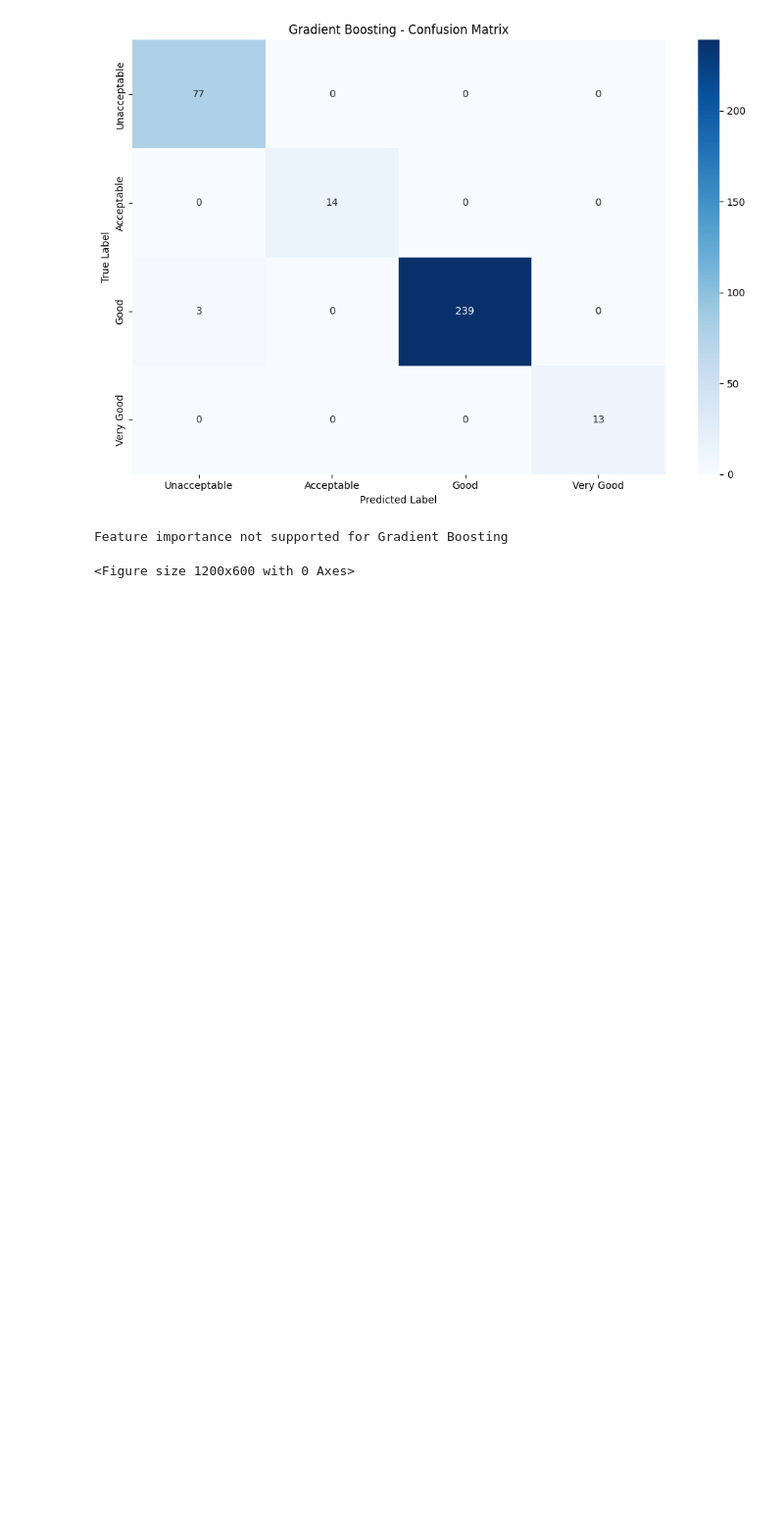
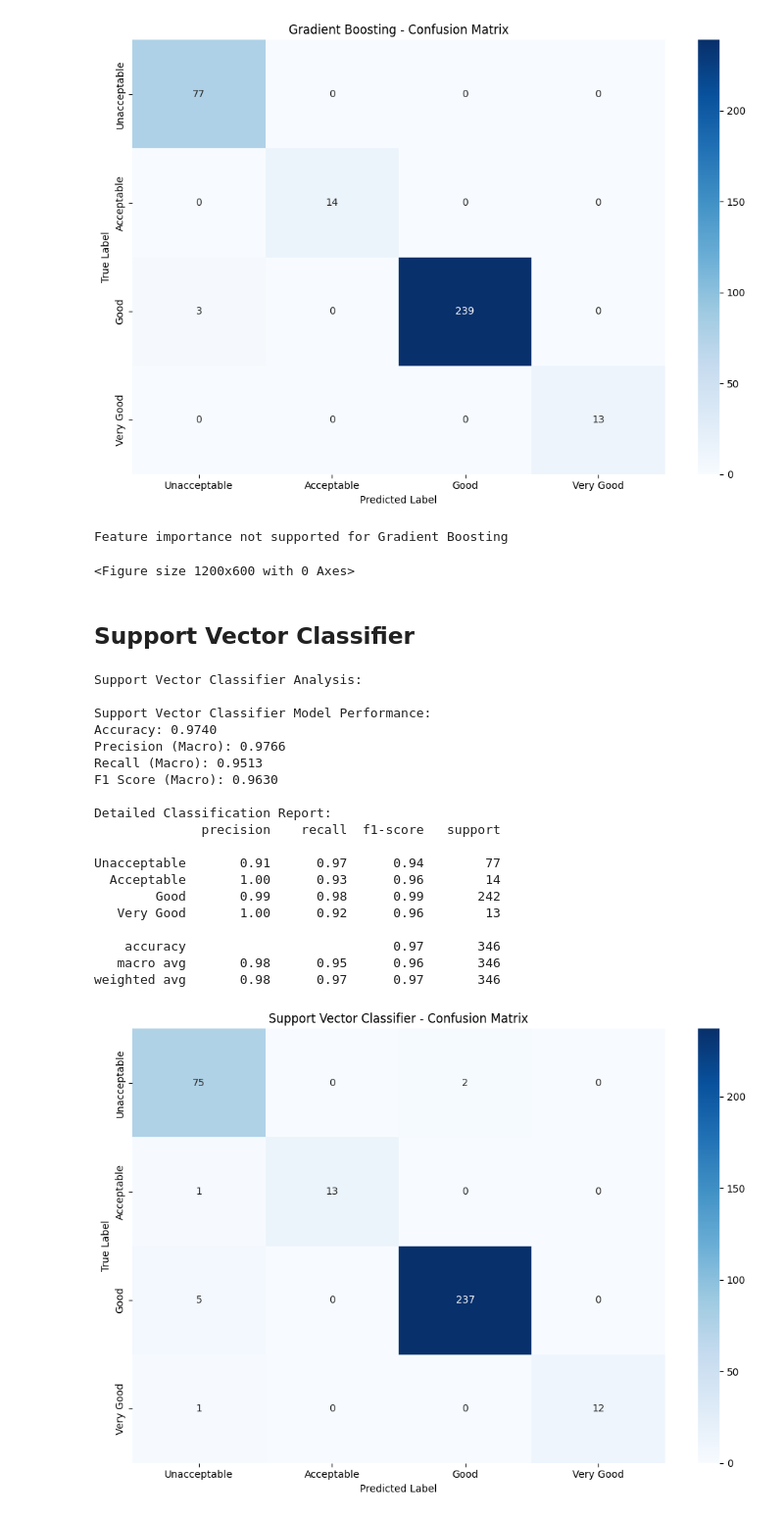
Before and after one commit to jovanovic-djo/car-value-score-prediction, a Jupyter notebook: notebooks/model_training.ipynb, the cells around one changed output. Shown at 98% size. Drawn from its saved outputs; the diff is of its cells as text; code cells hidden in the pictures; blank space fills up the shorter version.

Commit message:
add initial support vector classifier model training

```diff
--- a/notebooks/model_training.ipynb
+++ b/notebooks/model_training.ipynb
@@ -327,3 +328,38 @@ weighted avg       0.99      0.99      0.99       346
 [figure]
 Feature importance not supported for Gradient Boosting
 <Figure size 1200x600 with 0 Axes>
+# %% [markdown]
+## Support Vector Classifier
+# %%
+# Train Support Vector Classifier
+svc_model = SVC(
+    kernel='rbf',        # Radial Basis Function kernel
+    C=1.0,               # Regularization parameter
+    random_state=42      # For reproducibility
+)
+svc_model.fit(X_train_scaled, y_train)
+
+# Evaluate Support Vector Classifier
+print("\nSupport Vector Classifier Analysis:")
+svc_metrics = evaluate_model(svc_model, X_test_scaled, y_test, 'Support Vector Classifier')
+# %% [output]
+Support Vector Classifier Analysis:
+
+Support Vector Classifier Model Performance:
+Accuracy: 0.9740
+Precision (Macro): 0.9766
+Recall (Macro): 0.9513
+F1 Score (Macro): 0.9630
+
+Detailed Classification Report:
+              precision    recall  f1-score   support
+
+Unacceptable       0.91      0.97      0.94        77
+  Acceptable       1.00      0.93      0.96        14
+        Good       0.99      0.98      0.99       242
+   Very Good       1.00      0.92      0.96        13
+
+    accuracy                           0.97       346
+   macro avg       0.98      0.95      0.96       346
+weighted avg       0.98      0.97      0.97       346
+[figure, added]
```
Also changed, not shown: parts of 1 cell of this notebook.
